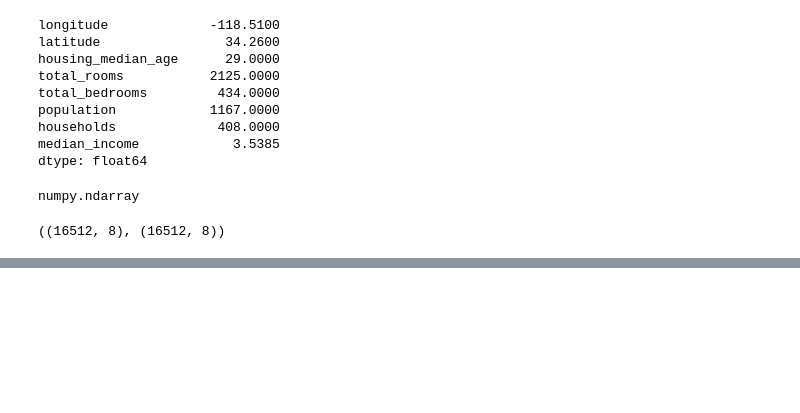
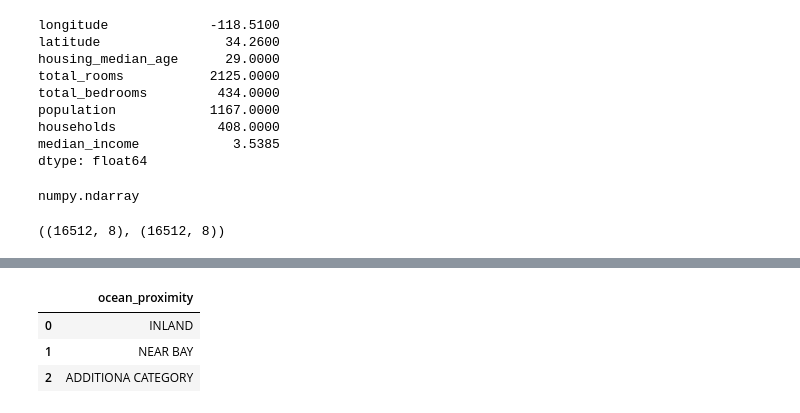
Before and after one commit to PaulToronto/Hands-on-Maching-Learning-Book, a Jupyter notebook: 2_End_to_End_Machine_Learning_Project.ipynb, the cells around one changed output, grey strips where cells are left out. Saved outputs shown, nothing was run; the diff lists cells and outputs as text; code cells hidden in the pictures; blank space fills up the shorter version.

```diff
--- a/2_End_to_End_Machine_Learning_Project.ipynb
+++ b/2_End_to_End_Machine_Learning_Project.ipynb
@@ -685,0 +765,9 @@ X.shape, housing_num.shape
+# %%
+# An alternative is `pd.get_dummies()`
+df_test = pd.DataFrame({'ocean_proximity': ['INLAND', 'NEAR BAY', 'ADDITIONA CATEGORY']})
+df_test
+# %% [output]
+|  | ocean_proximity |
+| 0 | INLAND |
+| 1 | NEAR BAY |
+| 2 | ADDITIONA CATEGORY |
```
Also changed, not shown: parts of 29 cells of this notebook.
